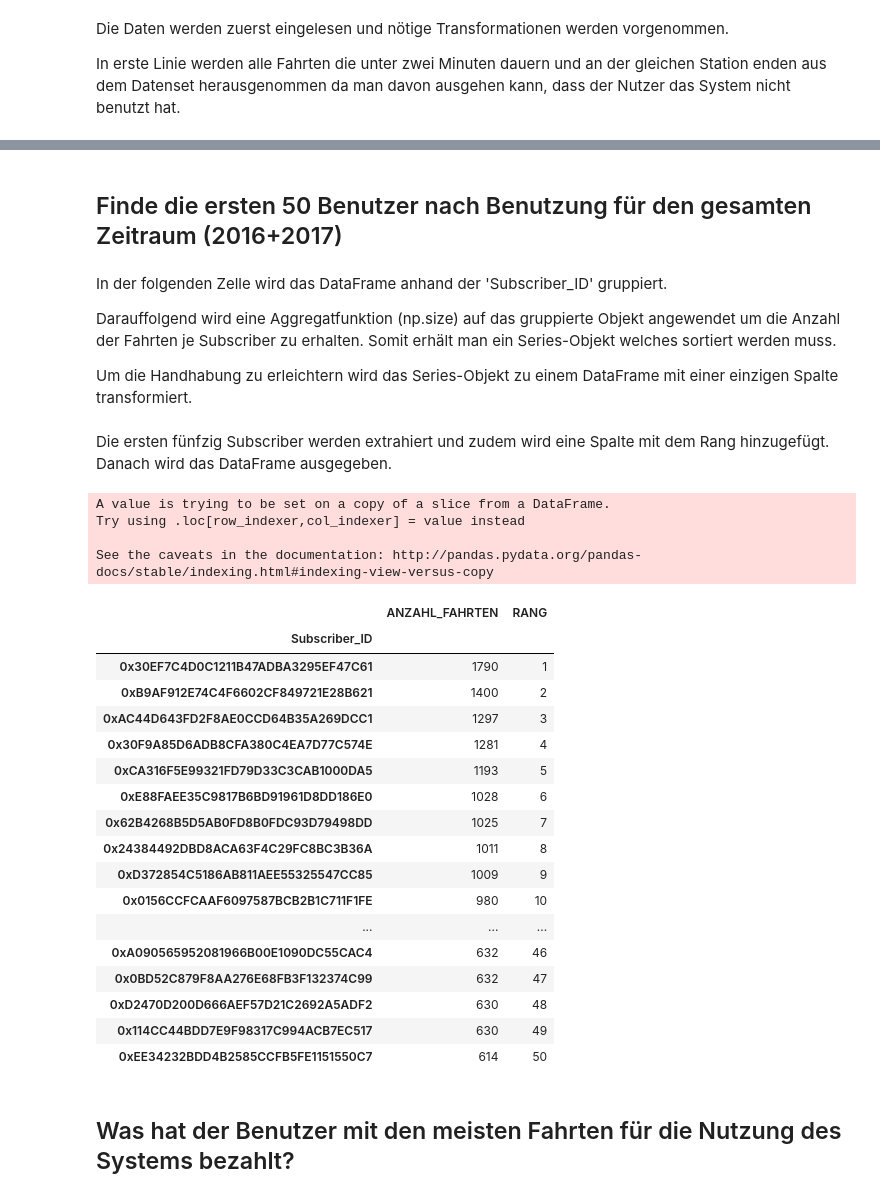
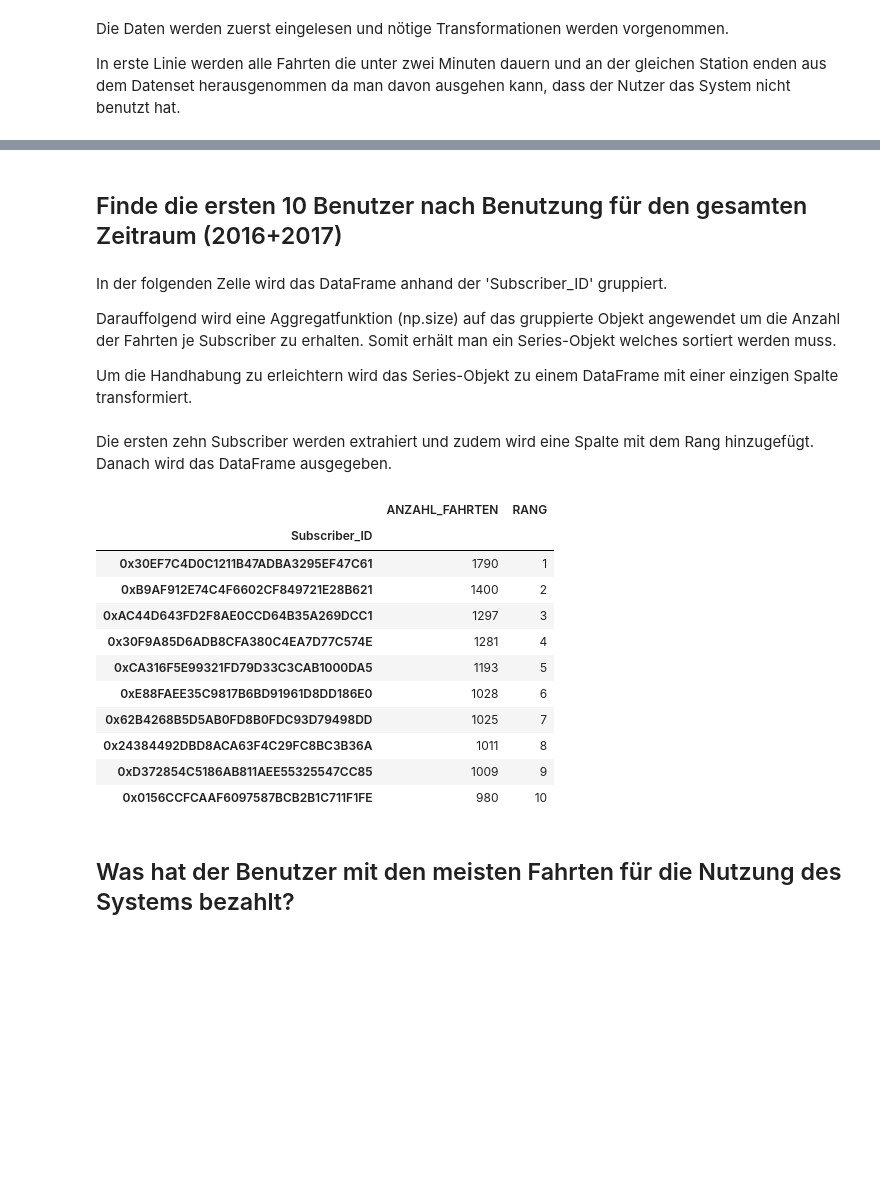
Before and after one commit to Schnitzelmeister/BA, a Jupyter notebook: Jupyter Notebooks/CityBike Wien Datenauswertung.ipynb, the cells around one changed output, grey strips where cells are left out. Saved outputs shown, nothing was run; the diff lists cells and outputs as text; code cells hidden in the pictures; blank space fills up the shorter version.

```diff
--- a/Jupyter Notebooks/CityBike Wien Datenauswertung.ipynb
+++ b/Jupyter Notebooks/CityBike Wien Datenauswertung.ipynb
@@ -23,4 +31,3 @@ Nachdem die beiden DataFrames konkateniert wurden muss der Index neu gesetzt wer
 # %%
-df_total = df2016.append(df2017)
-df_total.reset_index(drop=True)
+df_total = df_total.reset_index(drop=True)
 # %% [markdown]
@@ -53,7 +70,7 @@ memory usage: 155.8+ MB
 |  | Startdatum | Enddatum | Anfangsstation_ID | Endstation_ID | Fahrrad_ID | Subscriber_ID | Fahrtdauer |
 | 1 | 2016-01-01 00:13:04 | 2016-01-01 00:38:05 | 1026 | 1100 | 2539 | 0x04084286D0CC7FA3973C16F8306802A1 | 00:25:01 |
 # %% [markdown]
-## Finde die ersten 50 Benutzer nach Benutzung für den gesamten Zeitraum (2016+2017)
+## Finde die ersten 10 Benutzer nach Benutzung für den gesamten Zeitraum (2016+2017)
 # %% [markdown]
 
 In der folgenden Zelle wird das DataFrame anhand der 'Subscriber_ID' gruppiert.
@@ -67,34 +84,24 @@ aggregated_by_subscriber_series           = grouped_by_subscriber_groups['Fahrra
 aggregated_sorted_by_subscriber_series    = aggregated_by_subscriber_series.sort_values(ascending=False)
 aggregated_by_subscriber_dataframe        = aggregated_sorted_by_subscriber_series.to_frame('ANZAHL_FAHRTEN')
 # %% [markdown]
-Die ersten fünfzig Subscriber werden extrahiert und zudem wird eine Spalte mit dem Rang hinzugefügt. Danach wird das DataFrame ausgegeben.
+Die ersten zehn Subscriber werden extrahiert und zudem wird eine Spalte mit dem Rang hinzugefügt. Danach wird das DataFrame ausgegeben.
 # %%
-aggregated_by_subscriber_dataframe_top_50 = aggregated_by_subscriber_dataframe[:50]
-aggregated_by_subscriber_dataframe_top_50['RANG'] = np.arange(1,51)
-aggregated_by_subscriber_dataframe_top_50
+aggregated_by_subscriber_dataframe_top_10 = aggregated_by_subscriber_dataframe[:10]
+aggregated_by_subscriber_dataframe_top_10['RANG'] = np.arange(1,11)
+aggregated_by_subscriber_dataframe_top_10
 # %% [output]
-A value is trying to be set on a copy of a slice from a DataFrame.
-Try using .loc[row_indexer,col_indexer] = value instead
-
-See the caveats in the documentation: http://pandas.pydata.org/pandas-docs/stable/indexing.html#indexing-view-versus-copy
 |  | ANZAHL_FAHRTEN | RANG |
 | Subscriber_ID |  |  |
 | 0x30EF7C4D0C1211B47ADBA3295EF47C61 | 1790 | 1 |
 | 0xB9AF912E74C4F6602CF849721E28B621 | 1400 | 2 |
 | 0xAC44D643FD2F8AE0CCD64B35A269DCC1 | 1297 | 3 |
 | 0x30F9A85D6ADB8CFA380C4EA7D77C574E | 1281 | 4 |
 | 0xCA316F5E99321FD79D33C3CAB1000DA5 | 1193 | 5 |
 | 0xE88FAEE35C9817B6BD91961D8DD186E0 | 1028 | 6 |
 | 0x62B4268B5D5AB0FD8B0FDC93D79498DD | 1025 | 7 |
 | 0x24384492DBD8ACA63F4C29FC8BC3B36A | 1011 | 8 |
 | 0xD372854C5186AB811AEE55325547CC85 | 1009 | 9 |
 | 0x0156CCFCAAF6097587BCB2B1C711F1FE | 980 | 10 |
-| ... | ... | ... |
-| 0xA090565952081966B00E1090DC55CAC4 | 632 | 46 |
-| 0x0BD52C879F8AA276E68FB3F132374C99 | 632 | 47 |
-| 0xD2470D200D666AEF57D21C2692A5ADF2 | 630 | 48 |
-| 0x114CC44BDD7E9F98317C994ACB7EC517 | 630 | 49 |
-| 0xEE34232BDD4B2585CCFB5FE1151550C7 | 614 | 50 |
 # %% [markdown]
 ## Was hat der Benutzer mit den meisten Fahrten für die Nutzung des Systems bezahlt?
 # %% [markdown]
```
Also changed, not shown: parts of 19 cells of this notebook.
